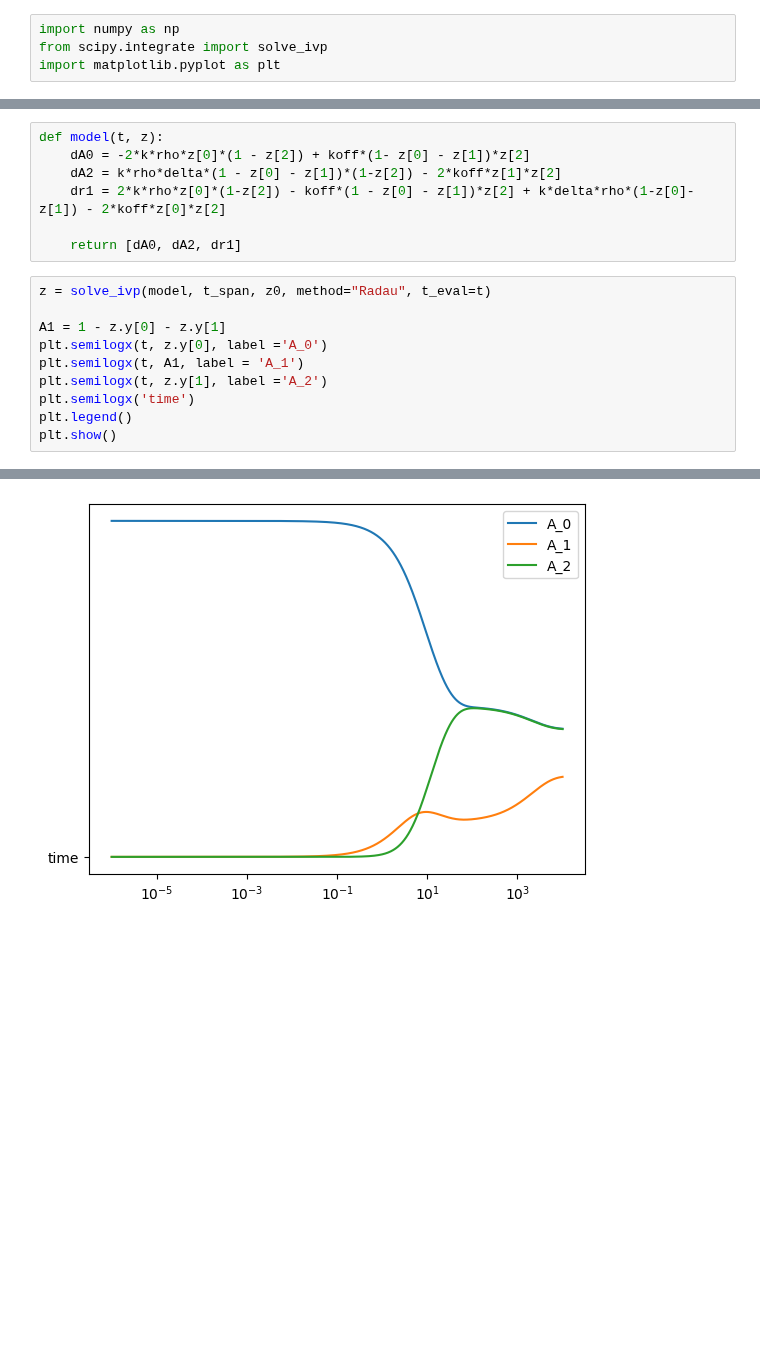
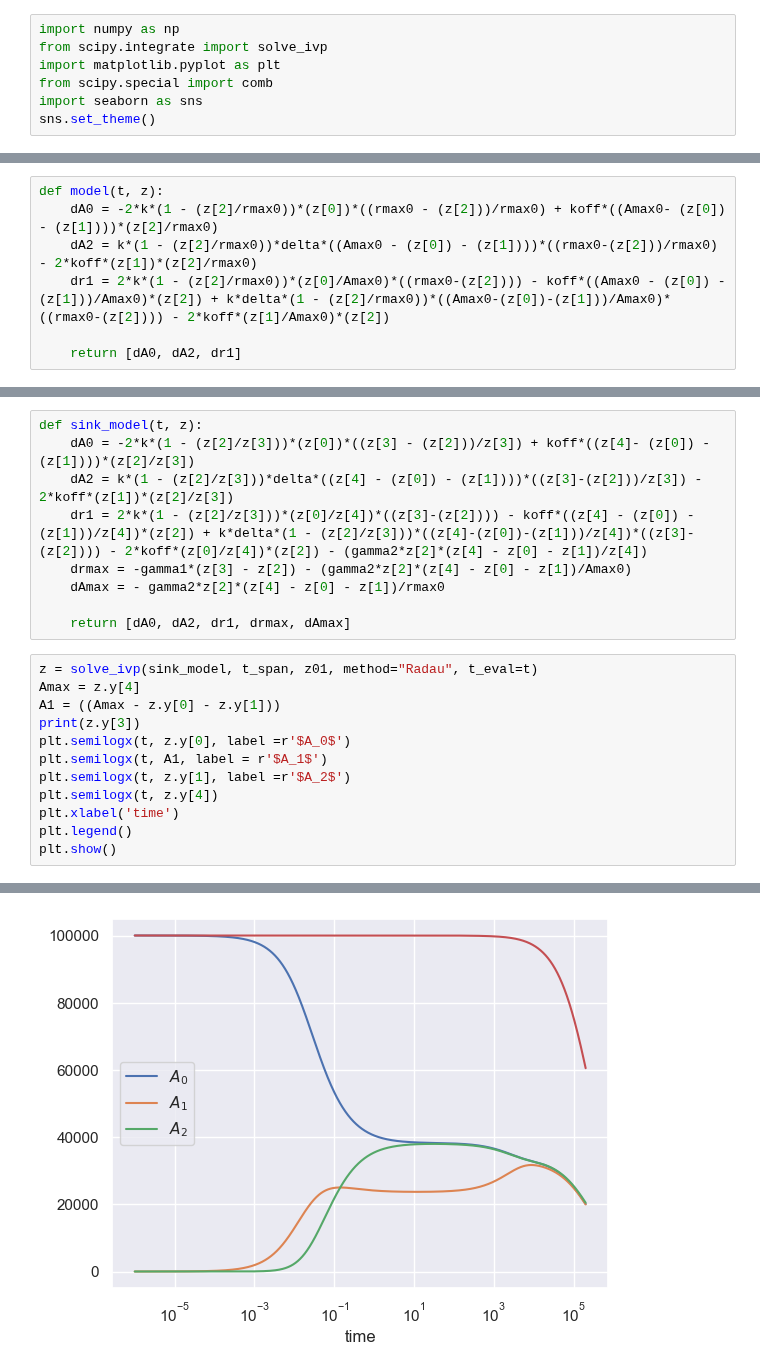
Before and after one commit to lukedtc/ADCC-Project, a Jupyter notebook: Gating_Models/ab_single_cell_bindingstates.ipynb, the cells around one changed output, grey strips where cells are left out. Saved outputs shown, nothing was run; the diff lists cells and outputs as text; blank space fills up the shorter version.

```diff
--- a/Gating_Models/ab_single_cell_bindingstates.ipynb
+++ b/Gating_Models/ab_single_cell_bindingstates.ipynb
@@ -2,5 +2,8 @@
 import numpy as np
 from scipy.integrate import solve_ivp
 import matplotlib.pyplot as plt
+from scipy.special import comb
+import seaborn as sns
+sns.set_theme()
 # %%
 kon = 1e5
@@ -18,2 +25,9 @@ z0 = [A0_0, A2_0]
 t = np.geomspace(1e-6, t_end, 10000)
 t_span = [0, t_end]
+# %%
+def model(t, z):
+    dA0 = -2*k*(1 - (z[2]/rmax0))*(z[0])*((rmax0 - (z[2]))/rmax0) + koff*((Amax0- (z[0]) - (z[1])))*(z[2]/rmax0)
+    dA2 = k*(1 - (z[2]/rmax0))*delta*((Amax0 - (z[0]) - (z[1])))*((rmax0-(z[2]))/rmax0) - 2*koff*(z[1])*(z[2]/rmax0)
+    dr1 = 2*k*(1 - (z[2]/rmax0))*(z[0]/Amax0)*((rmax0-(z[2]))) - koff*((Amax0 - (z[0]) - (z[1]))/Amax0)*(z[2]) + k*delta*(1 - (z[2]/rmax0))*((Amax0-(z[0])-(z[1]))/Amax0)*((rmax0-(z[2]))) - 2*koff*(z[1]/Amax0)*(z[2])
+
+    return [dA0, dA2, dr1]
@@ -20,18 +109,22 @@ t_span = [0, t_end]
 # %%
-def model(t, z):
-    dA0 = -2*k*rho*z[0]*(1 - z[2]) + koff*(1- z[0] - z[1])*z[2]
-    dA2 = k*rho*delta*(1 - z[0] - z[1])*(1-z[2]) - 2*koff*z[1]*z[2]
-    dr1 = 2*k*rho*z[0]*(1-z[2]) - koff*(1 - z[0] - z[1])*z[2] + k*delta*rho*(1-z[0]-z[1]) - 2*koff*z[0]*z[2]
+def sink_model(t, z):
+    dA0 = -2*k*(1 - (z[2]/z[3]))*(z[0])*((z[3] - (z[2]))/z[3]) + koff*((z[4]- (z[0]) - (z[1])))*(z[2]/z[3])
+    dA2 = k*(1 - (z[2]/z[3]))*delta*((z[4] - (z[0]) - (z[1])))*((z[3]-(z[2]))/z[3]) - 2*koff*(z[1])*(z[2]/z[3])
+    dr1 = 2*k*(1 - (z[2]/z[3]))*(z[0]/z[4])*((z[3]-(z[2]))) - koff*((z[4] - (z[0]) - (z[1]))/z[4])*(z[2]) + k*delta*(1 - (z[2]/z[3]))*((z[4]-(z[0])-(z[1]))/z[4])*((z[3]-(z[2]))) - 2*koff*(z[0]/z[4])*(z[2]) - (gamma2*z[2]*(z[4] - z[0] - z[1])/z[4])
+    drmax = -gamma1*(z[3] - z[2]) - (gamma2*z[2]*(z[4] - z[0] - z[1])/Amax0)
+    dAmax = - gamma2*z[2]*(z[4] - z[0] - z[1])/rmax0
 
-    return [dA0, dA2, dr1]
+    return [dA0, dA2, dr1, drmax, dAmax]
 # %%
-z = solve_ivp(model, t_span, z0, method="Radau", t_eval=t)
-
-A1 = 1 - z.y[0] - z.y[1]
-plt.semilogx(t, z.y[0], label ='A_0')
-plt.semilogx(t, A1, label = 'A_1')
-plt.semilogx(t, z.y[1], label ='A_2')
-plt.semilogx('time')
+z = solve_ivp(sink_model, t_span, z01, method="Radau", t_eval=t)
+Amax = z.y[4]
+A1 = ((Amax - z.y[0] - z.y[1]))
+print(z.y[3])
+plt.semilogx(t, z.y[0], label =r'$A_0$')
+plt.semilogx(t, A1, label = r'$A_1$')
+plt.semilogx(t, z.y[1], label =r'$A_2$')
+plt.semilogx(t, z.y[4])
+plt.xlabel('time')
 plt.legend()
 plt.show()
 # %% [output]
@@ -38 +133 @@ plt.show()
-[figure, old version]
+[figure, new version]
```
Also changed, not shown: parts of 10 cells of this notebook, 35 other files.
